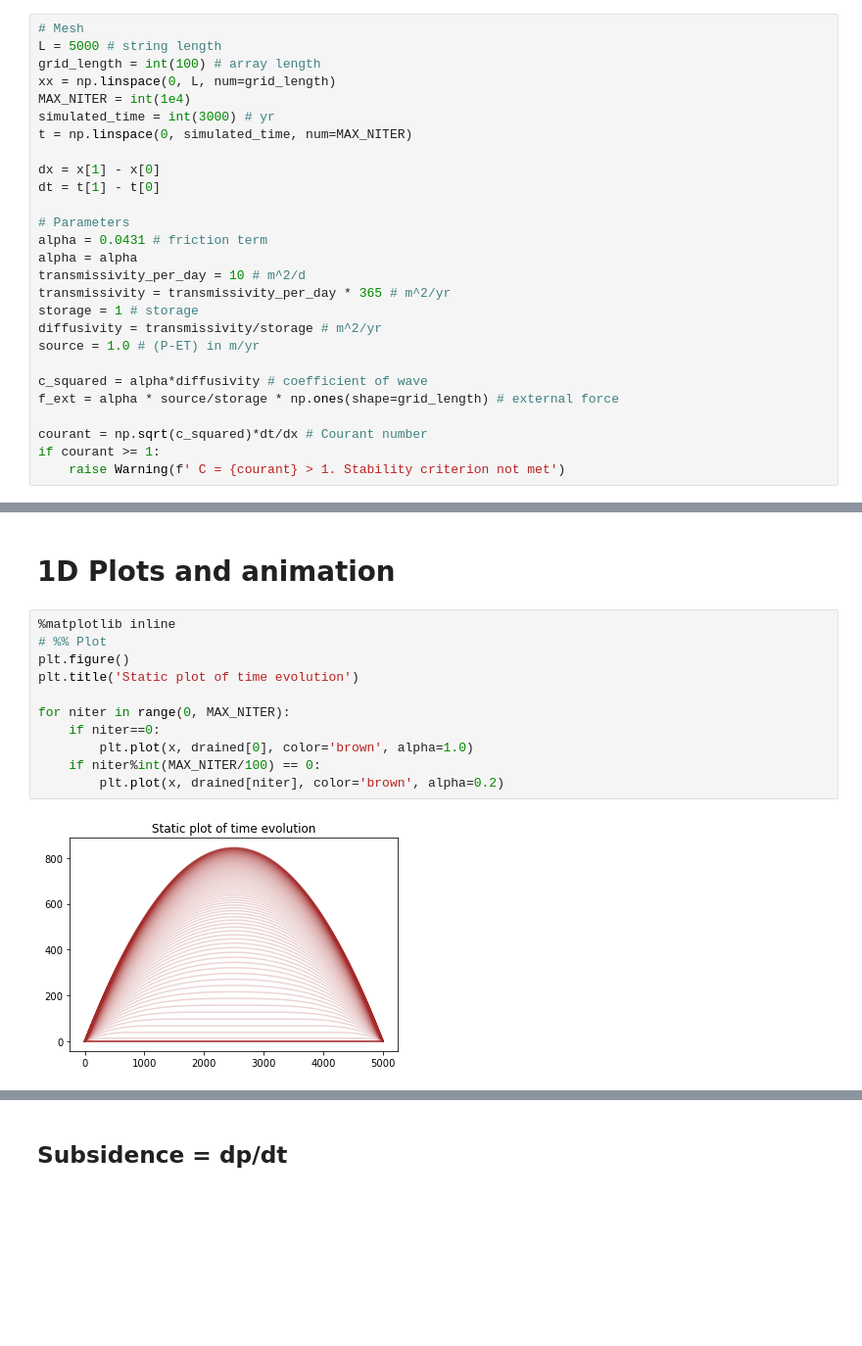
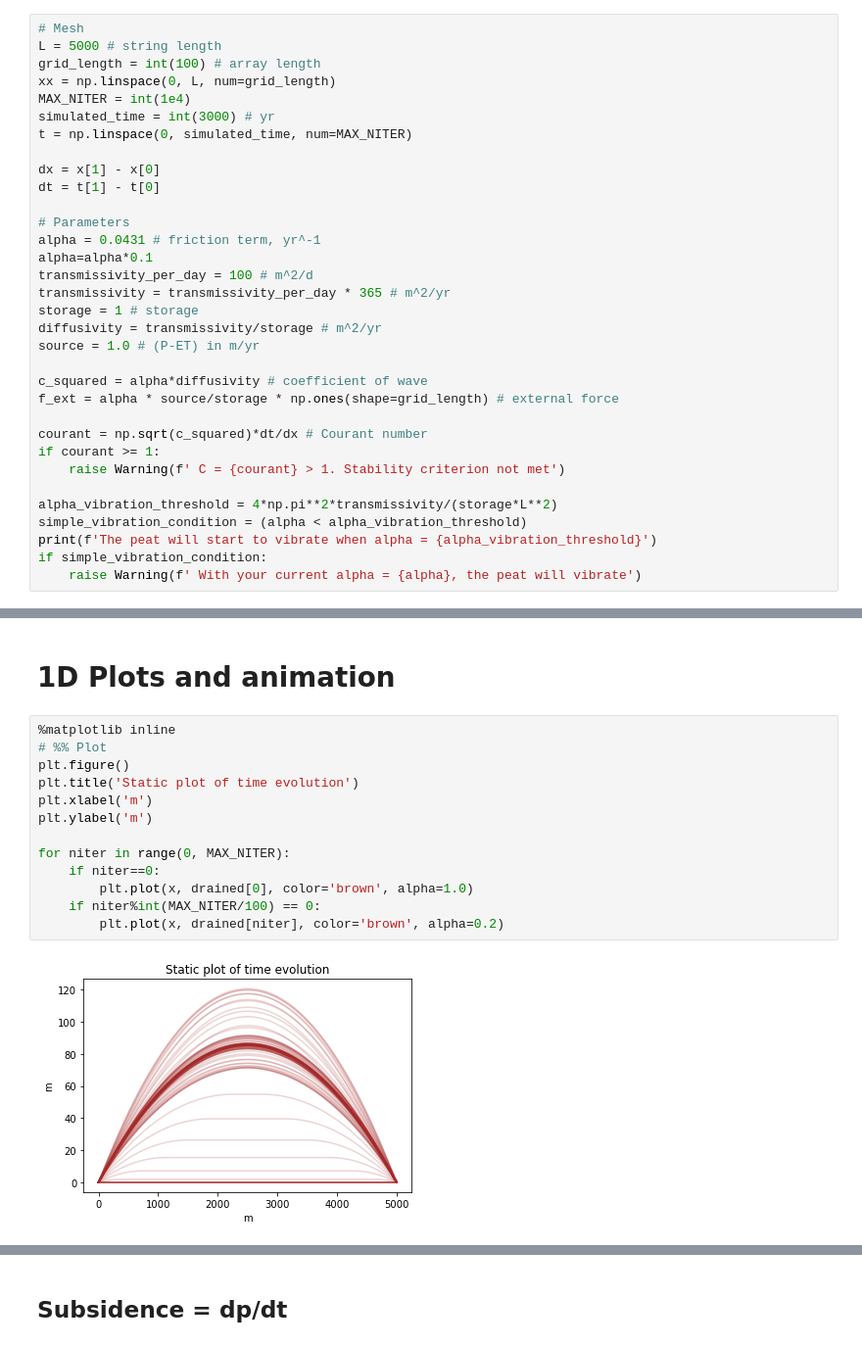
Before and after one commit to Txart/subsi_wave, a Jupyter notebook: subsi_wave.ipynb, the cells around one changed output, grey strips where cells are left out. Shown at 98% size. Drawn from its saved outputs; the diff is of its cells as text; blank space fills up the shorter version.

Commit message:
added vibration threshold computation

```diff
--- a/subsi_wave.ipynb
+++ b/subsi_wave.ipynb
@@ -47,9 +47,9 @@ dx = x[1] - x[0]
 dt = t[1] - t[0]
 
 # Parameters
-alpha = 0.0431 # friction term
-alpha = alpha
-transmissivity_per_day = 10 # m^2/d
+alpha = 0.0431 # friction term, yr^-1
+alpha=alpha*0.1
+transmissivity_per_day = 100 # m^2/d
 transmissivity = transmissivity_per_day * 365 # m^2/yr
 storage = 1 # storage
 diffusivity = transmissivity/storage # m^2/yr
@@ -61,3 +61,9 @@ f_ext = alpha * source/storage * np.ones(shape=grid_length) # external force
 courant = np.sqrt(c_squared)*dt/dx # Courant number
 if courant >= 1:
     raise Warning(f' C = {courant} > 1. Stability criterion not met')
+
+alpha_vibration_threshold = 4*np.pi**2*transmissivity/(storage*L**2)
+simple_vibration_condition = (alpha < alpha_vibration_threshold)
+print(f'The peat will start to vibrate when alpha = {alpha_vibration_threshold}')
+if simple_vibration_condition:
+    raise Warning(f' With your current alpha = {alpha}, the peat will vibrate')
@@ -135,13 +144,15 @@ if np.any(np.isnan(drained[-1])):
 # %%
 %matplotlib inline
 # %% Plot
 plt.figure()
 plt.title('Static plot of time evolution')
+plt.xlabel('m')
+plt.ylabel('m')
 
 for niter in range(0, MAX_NITER):
     if niter==0:
         plt.plot(x, drained[0], color='brown', alpha=1.0)
     if niter%int(MAX_NITER/100) == 0:
         plt.plot(x, drained[niter], color='brown', alpha=0.2)
 # %% [output]
-[figure, old version]
+[figure, new version]
```
Also changed, not shown: parts of 3 cells of this notebook, 7 other files.
